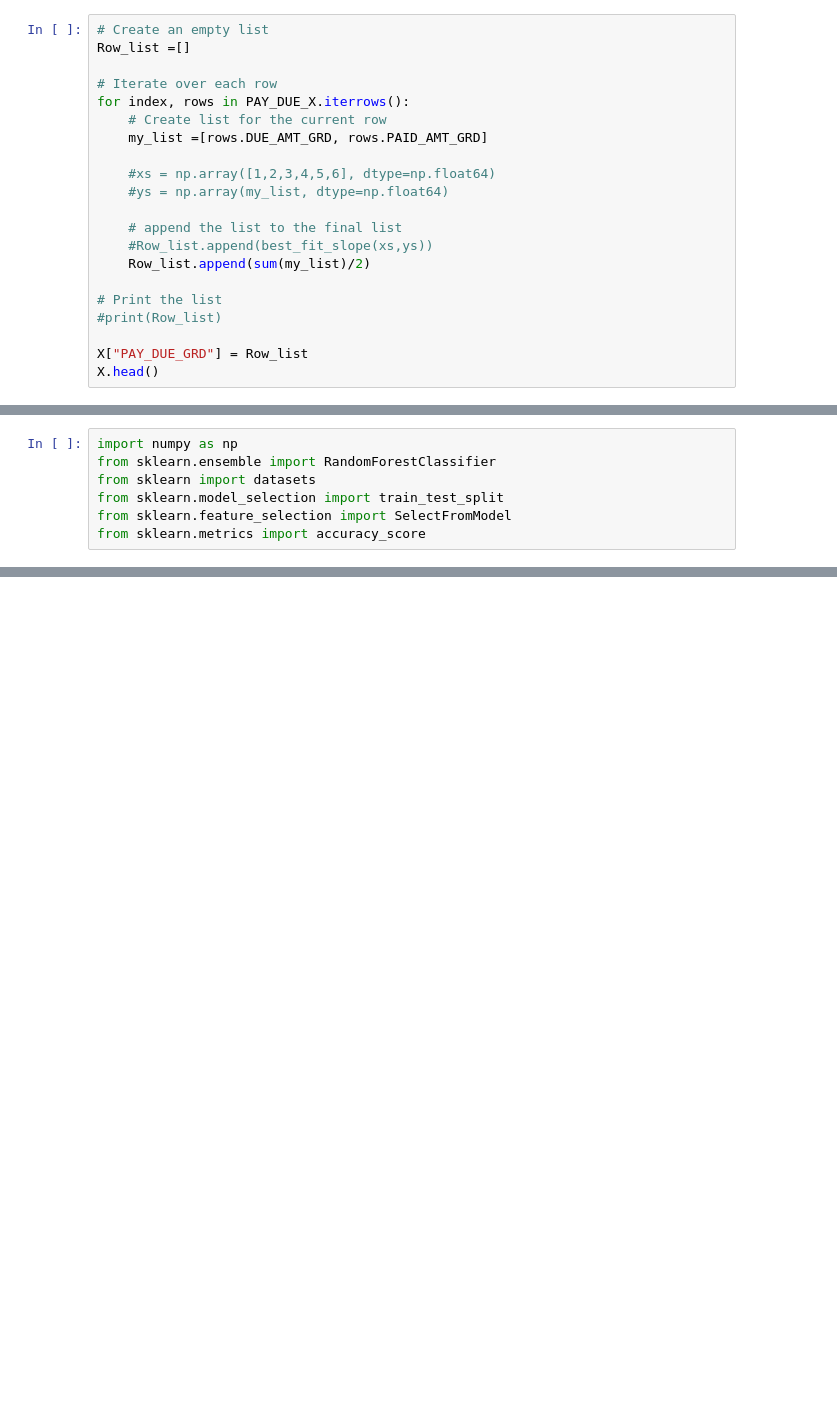
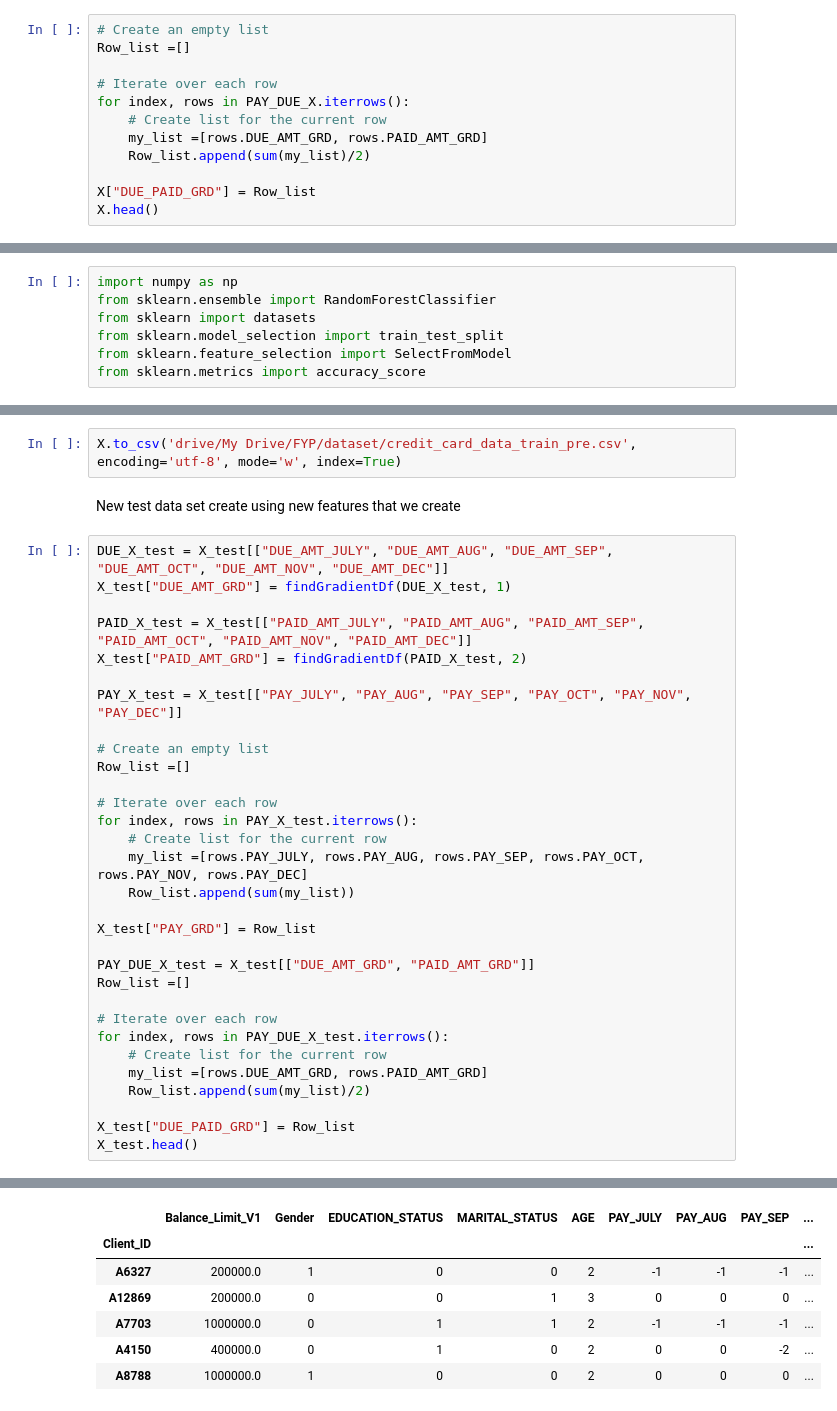
Before and after one commit to Prabha11/pre-datastorm-v1-0, a Jupyter notebook: pre_data_storm_preprocessing.ipynb, the cells around one changed output, grey strips where cells are left out. Saved outputs shown, nothing was run; the diff lists cells and outputs as text; blank space fills up the shorter version.

```diff
--- a/pre_data_storm_preprocessing.ipynb
+++ b/pre_data_storm_preprocessing.ipynb
@@ -257,18 +228,9 @@ Row_list =[]
 for index, rows in PAY_DUE_X.iterrows():
     # Create list for the current row
     my_list =[rows.DUE_AMT_GRD, rows.PAID_AMT_GRD]
-
-    #xs = np.array([1,2,3,4,5,6], dtype=np.float64)
-    #ys = np.array(my_list, dtype=np.float64)
-
-    # append the list to the final list
-    #Row_list.append(best_fit_slope(xs,ys))
     Row_list.append(sum(my_list)/2)
 
-# Print the list
-#print(Row_list)
-
-X["PAY_DUE_GRD"] = Row_list
+X["DUE_PAID_GRD"] = Row_list
 X.head()
 # %% [output]
 |  | Balance_Limit_V1 | Gender | EDUCATION_STATUS | MARITAL_STATUS | AGE | PAY_JULY | PAY_AUG | PAY_SEP | ... |
@@ -317,0 +296,36 @@ for feature in zip(X.columns, clf.feature_importances_):
+# %%
+X.to_csv('drive/My Drive/FYP/dataset/credit_card_data_train_pre.csv', encoding='utf-8', mode='w', index=True)
+# %% [markdown]
+New test data set create using new features that we create
+# %%
+DUE_X_test = X_test[["DUE_AMT_JULY", "DUE_AMT_AUG", "DUE_AMT_SEP", "DUE_AMT_OCT", "DUE_AMT_NOV", "DUE_AMT_DEC"]]
+X_test["DUE_AMT_GRD"] = findGradientDf(DUE_X_test, 1)
+
+PAID_X_test = X_test[["PAID_AMT_JULY", "PAID_AMT_AUG", "PAID_AMT_SEP", "PAID_AMT_OCT", "PAID_AMT_NOV", "PAID_AMT_DEC"]]
+X_test["PAID_AMT_GRD"] = findGradientDf(PAID_X_test, 2)
+
+PAY_X_test = X_test[["PAY_JULY", "PAY_AUG", "PAY_SEP", "PAY_OCT", "PAY_NOV", "PAY_DEC"]]
+
+# Create an empty list
+Row_list =[]
+
+# Iterate over each row
+for index, rows in PAY_X_test.iterrows():
+    # Create list for the current row
+    my_list =[rows.PAY_JULY, rows.PAY_AUG, rows.PAY_SEP, rows.PAY_OCT, rows.PAY_NOV, rows.PAY_DEC]
+    Row_list.append(sum(my_list))
+
+X_test["PAY_GRD"] = Row_list
+
+PAY_DUE_X_test = X_test[["DUE_AMT_GRD", "PAID_AMT_GRD"]]
+Row_list =[]
+
+# Iterate over each row
+for index, rows in PAY_DUE_X_test.iterrows():
+    # Create list for the current row
+    my_list =[rows.DUE_AMT_GRD, rows.PAID_AMT_GRD]
+    Row_list.append(sum(my_list)/2)
+
+X_test["DUE_PAID_GRD"] = Row_list
+X_test.head()
+# %% [output]
@@ -317,0 +350,7 @@ for feature in zip(X.columns, clf.feature_importances_):
+|  | Balance_Limit_V1 | Gender | EDUCATION_STATUS | MARITAL_STATUS | AGE | PAY_JULY | PAY_AUG | PAY_SEP | ... |
+| Client_ID |  |  |  |  |  |  |  |  | ... |
+| A6327 | 200000.0 | 1 | 0 | 0 | 2 | -1 | -1 | -1 | ... |
+| A12869 | 200000.0 | 0 | 0 | 1 | 3 | 0 | 0 | 0 | ... |
+| A7703 | 1000000.0 | 0 | 1 | 1 | 2 | -1 | -1 | -1 | ... |
+| A4150 | 400000.0 | 0 | 1 | 0 | 2 | 0 | 0 | -2 | ... |
+| A8788 | 1000000.0 | 1 | 0 | 0 | 2 | 0 | 0 | 0 | ... |
```
Also changed, not shown: parts of 39 cells of this notebook.
